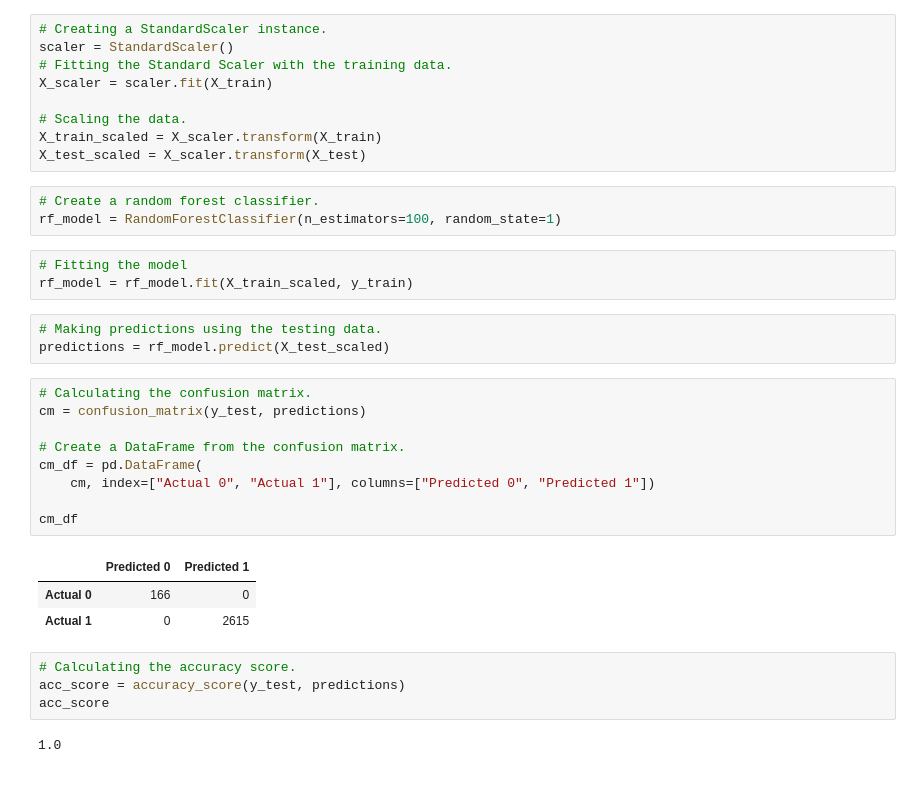
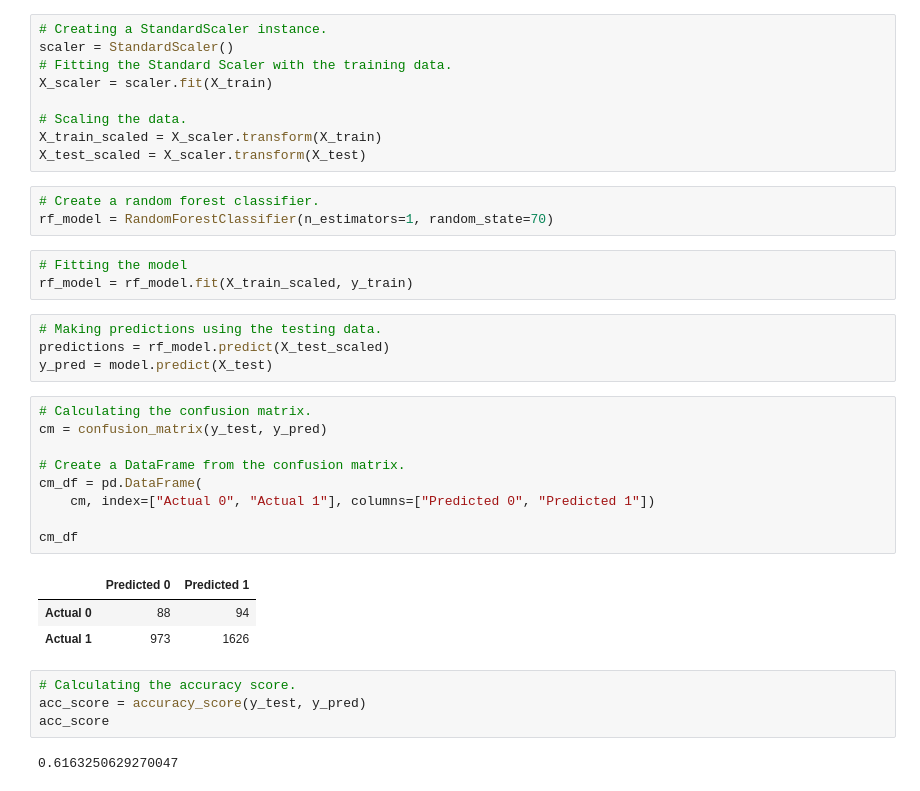
Before and after one commit to yurii151/final_project, a Jupyter notebook: book_recommend 3.12.ipynb, the cells around one changed output. Drawn from its saved outputs; the diff is of its cells as text.

Commit message:
Randomn Forests Model fixed.

```diff
--- a/book_recommend 3.12.ipynb
+++ b/book_recommend 3.12.ipynb
@@ -263,32 +263,33 @@ X_train_scaled = X_scaler.transform(X_train)
 X_test_scaled = X_scaler.transform(X_test)
 # %%
 # Create a random forest classifier.
-rf_model = RandomForestClassifier(n_estimators=100, random_state=1)
+rf_model = RandomForestClassifier(n_estimators=1, random_state=70)
 # %%
 # Fitting the model
 rf_model = rf_model.fit(X_train_scaled, y_train)
 # %%
 # Making predictions using the testing data.
 predictions = rf_model.predict(X_test_scaled)
+y_pred = model.predict(X_test)
 # %%
 # Calculating the confusion matrix.
-cm = confusion_matrix(y_test, predictions)
+cm = confusion_matrix(y_test, y_pred)
 
 # Create a DataFrame from the confusion matrix.
 cm_df = pd.DataFrame(
     cm, index=["Actual 0", "Actual 1"], columns=["Predicted 0", "Predicted 1"])
 
 cm_df
 # %% [output]
 |  | Predicted 0 | Predicted 1 |
-| Actual 0 | 166 | 0 |
-| Actual 1 | 0 | 2615 |
+| Actual 0 | 88 | 94 |
+| Actual 1 | 973 | 1626 |
 # %%
 # Calculating the accuracy score.
-acc_score = accuracy_score(y_test, predictions)
+acc_score = accuracy_score(y_test, y_pred)
 acc_score
 # %% [output]
-1.0
+0.6163250629270047
 # %%
 # Displaying results
 print("Confusion Matrix")
```
Also changed, not shown: parts of 3 cells of this notebook.
